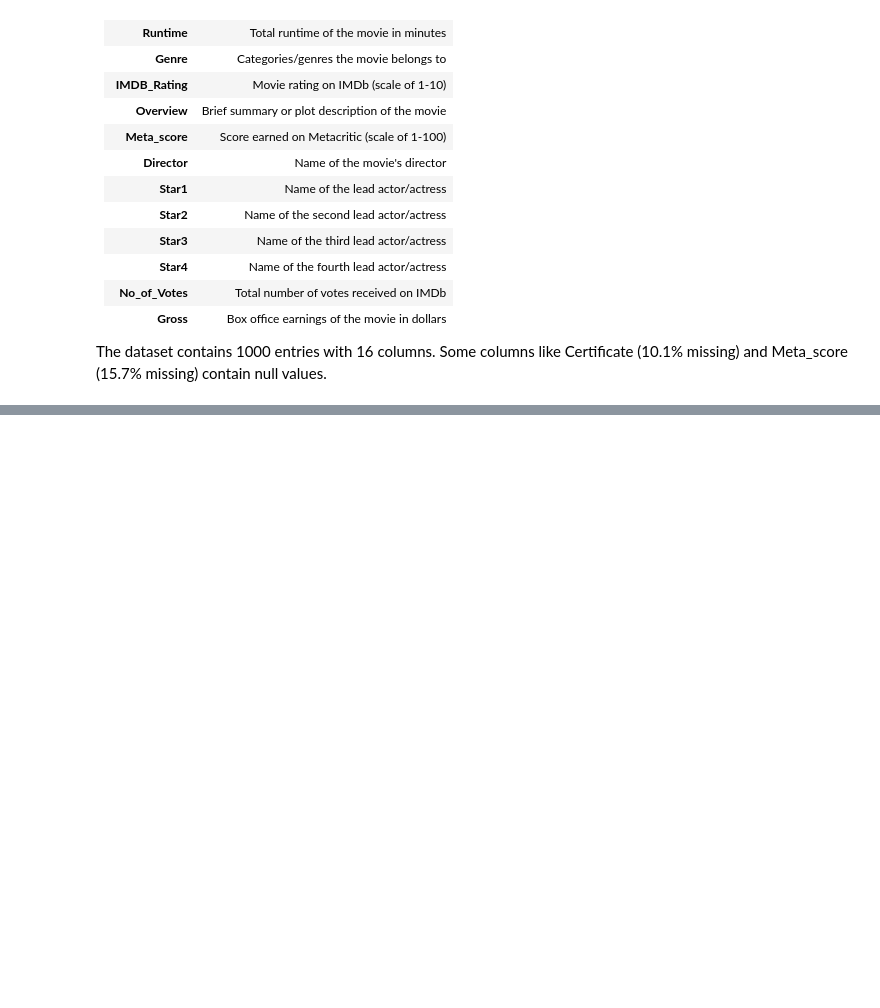
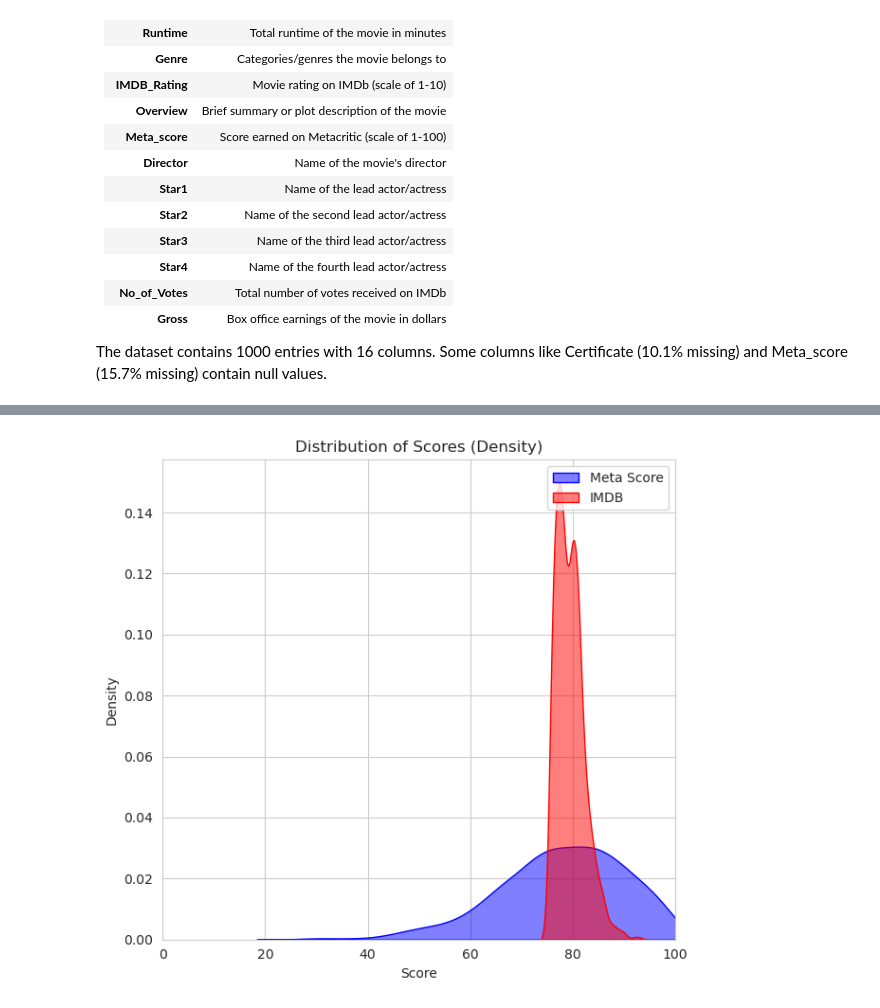
Before and after one commit to Doctor2007/movie_analysis, a Jupyter notebook: main.ipynb, the cells around one changed output, grey strips where cells are left out. Saved outputs shown, nothing was run; the diff lists cells and outputs as text; code cells hidden in the pictures; blank space fills up the shorter version.

Commit message:
Created a plot Meta_score vs IMDB

```diff
--- a/main.ipynb
+++ b/main.ipynb
@@ -55,3 +58,23 @@ movies.sort_values(by='Released_Year', ascending=False).head()
 | 612 | The Trial of the Chicago 7 | 2020 | R | 129 min | Drama, History, Thriller | 7.8 | 77.0 | Aaron Sorkin | ... |
 | 613 | Druk | 2020 | NaN | 117 min | Comedy, Drama | 7.8 | 81.0 | Thomas Vinterberg | ... |
 | 18 | Hamilton | 2020 | PG-13 | 160 min | Biography, Drama, History | 8.6 | 90.0 | Thomas Kail | ... |
+# %%
+meta_score = movies['Meta_score']
+imdb_score = movies['IMDB_Rating'] * 10
+# %%
+plt.figure(figsize=(12, 6))
+sns.set_style("whitegrid")
+plt.subplot(1, 2, 2)
+
+sns.kdeplot(meta_score, color="blue", fill=True, alpha=0.5, label="Meta Score")
+sns.kdeplot(imdb_score, color="red", fill=True, alpha=0.5, label="IMDB")
+plt.xlabel("Score")
+plt.ylabel("Density")
+plt.title("Distribution of Scores (Density)")
+plt.legend()
+plt.xlim(0, 100)
+
+plt.tight_layout()
+plt.show()
+# %% [output]
+[figure, added]
```
Also changed, not shown: parts of 1 cell of this notebook.
